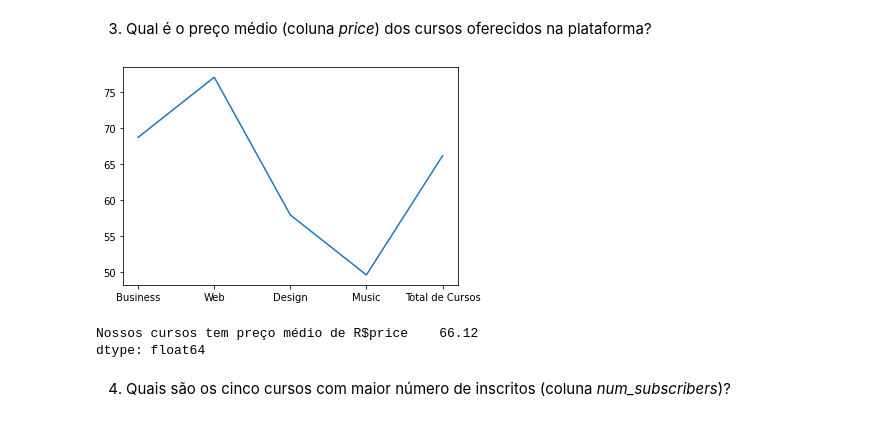
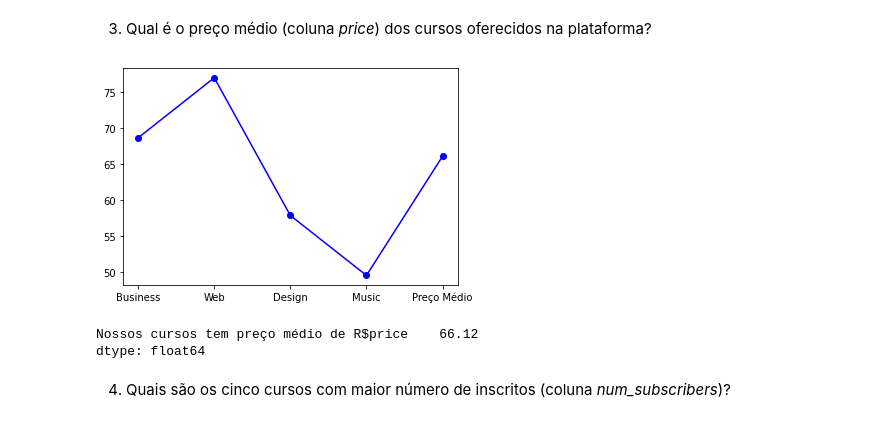
Before and after one commit to YuriCatundaGondim/projeto_analise_dados, a Jupyter notebook: projetoDados.ipynb, the cells around one changed output. Saved outputs shown, nothing was run; the diff lists cells and outputs as text; code cells hidden in the pictures.

```diff
--- a/projetoDados.ipynb
+++ b/projetoDados.ipynb
@@ -67,20 +68,20 @@ Nossa plataforma disponibiliza total de 3681 cursos
 # %%
 preço_cursos = np.round(geral[['price']].mean(), 2)
 preço_business = np.round(business[['price']].mean(), 2)
 preço_web = np.round(web[['price']].mean(), 2)
 preço_design = np.round(design[['price']].mean(), 2)
 preço_music = np.round(music[['price']].mean(), 2)
 
-preços = ['Business', 'Web', 'Design', 'Music', 'Total de Cursos']
+preços = ['Business', 'Web', 'Design', 'Music', 'Preço Médio']
 preços_cursos = [preço_business, preço_web, preço_design, preço_music, preço_cursos]
 
-plt.plot(preços, preços_cursos)
+plt.plot(preços, preços_cursos, 'bo', linestyle='solid')
 plt.show()
 
 preço_medio = preço_cursos
 print(f'Nossos cursos tem preço médio de R${preço_medio}')
 # %% [output]
-[figure, old version]
+[figure, new version]
 Nossos cursos tem preço médio de R$price    66.12
 dtype: float64
 # %% [markdown]
```
Also changed, not shown: parts of 7 cells of this notebook.
